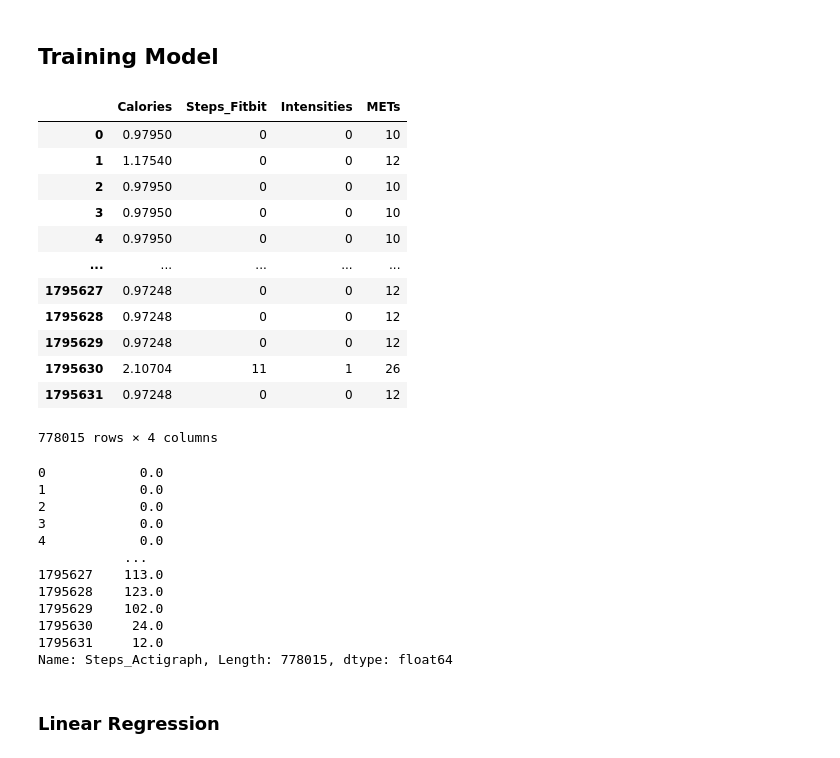
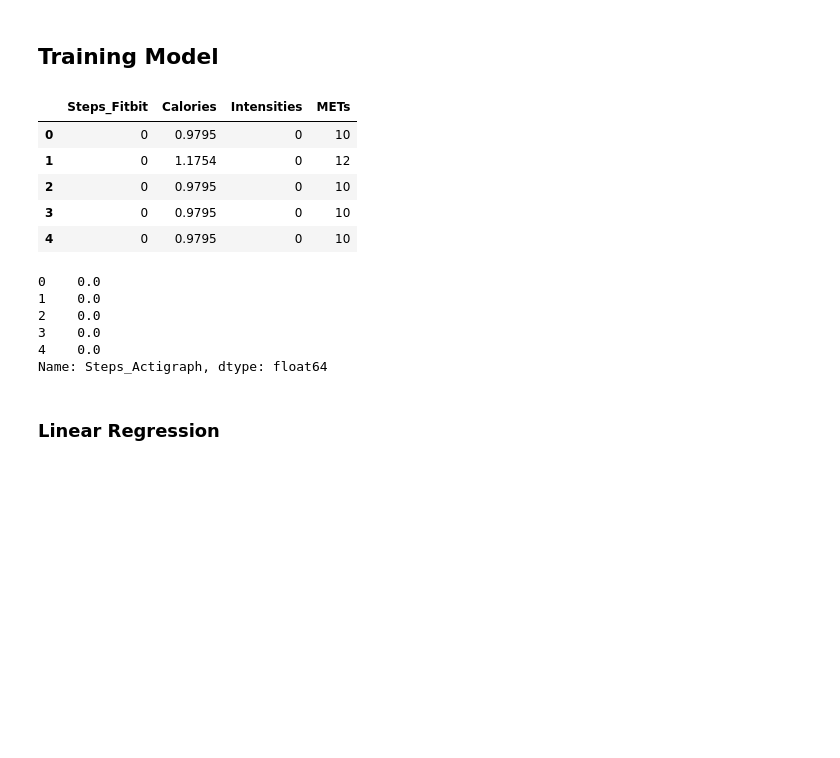
Before and after one commit to nichmorgan/inf502-fall2025, a Jupyter notebook: Homework 2/run_analysis.ipynb, the cells around one changed output. Cells and saved outputs as stored; diff of their text form; code cells hidden in the pictures; blank space fills up the shorter version.

```diff
--- a/Homework 2/run_analysis.ipynb
+++ b/Homework 2/run_analysis.ipynb
@@ -66,6 +45,6 @@ merged_df
 # %%
 # Removing NA Steps
-steps_df = merged_df.dropna(subset=["Steps_Fitbit","Steps_Actigraph"])
-steps_df
+steps_df = merged_df[merged_df['Steps_Actigraph'].notna()]
+steps_df.head()
 # %% [output]
 |  | DateTime | Calories | Subject | Steps_Fitbit | Intensities | METs | Steps_Actigraph |
@@ -86,39 +58,28 @@ steps_df
 # %%
 from sklearn.linear_model import LinearRegression
 from sklearn.model_selection import train_test_split
+# %%
+FEATURE_COLS = ['Steps_Fitbit', 'Calories', 'Intensities', 'METs']
 # %%
-X = steps_df.drop(columns=["DateTime", "Subject", "Steps_Actigraph"])
-X
+X = steps_df[FEATURE_COLS]
+X.head()
 # %% [output]
-|  | Calories | Steps_Fitbit | Intensities | METs |
-| 0 | 0.97950 | 0 | 0 | 10 |
-| 1 | 1.17540 | 0 | 0 | 12 |
-| 2 | 0.97950 | 0 | 0 | 10 |
-| 3 | 0.97950 | 0 | 0 | 10 |
-| 4 | 0.97950 | 0 | 0 | 10 |
-| ... | ... | ... | ... | ... |
-| 1795627 | 0.97248 | 0 | 0 | 12 |
-| 1795628 | 0.97248 | 0 | 0 | 12 |
-| 1795629 | 0.97248 | 0 | 0 | 12 |
-| 1795630 | 2.10704 | 11 | 1 | 26 |
-| 1795631 | 0.97248 | 0 | 0 | 12 |
+|  | Steps_Fitbit | Calories | Intensities | METs |
+| 0 | 0 | 0.9795 | 0 | 10 |
+| 1 | 0 | 1.1754 | 0 | 12 |
+| 2 | 0 | 0.9795 | 0 | 10 |
+| 3 | 0 | 0.9795 | 0 | 10 |
+| 4 | 0 | 0.9795 | 0 | 10 |
-778015 rows × 4 columns
 # %%
-y = steps_df["Steps_Actigraph"]
-y
+y = steps_df['Steps_Actigraph']
+y.head()
 # %% [output]
-0            0.0
-1            0.0
-2            0.0
-3            0.0
-4            0.0
-           ...
-1795627    113.0
-1795628    123.0
-1795629    102.0
-1795630     24.0
-1795631     12.0
-Name: Steps_Actigraph, Length: 778015, dtype: float64
+0    0.0
+1    0.0
+2    0.0
+3    0.0
+4    0.0
+Name: Steps_Actigraph, dtype: float64
 # %%
 X_train, X_test, y_train, y_test = train_test_split(
     X, y, test_size=0.2, random_state=42
```
Also changed, not shown: parts of 13 cells of this notebook, 1 other file.
